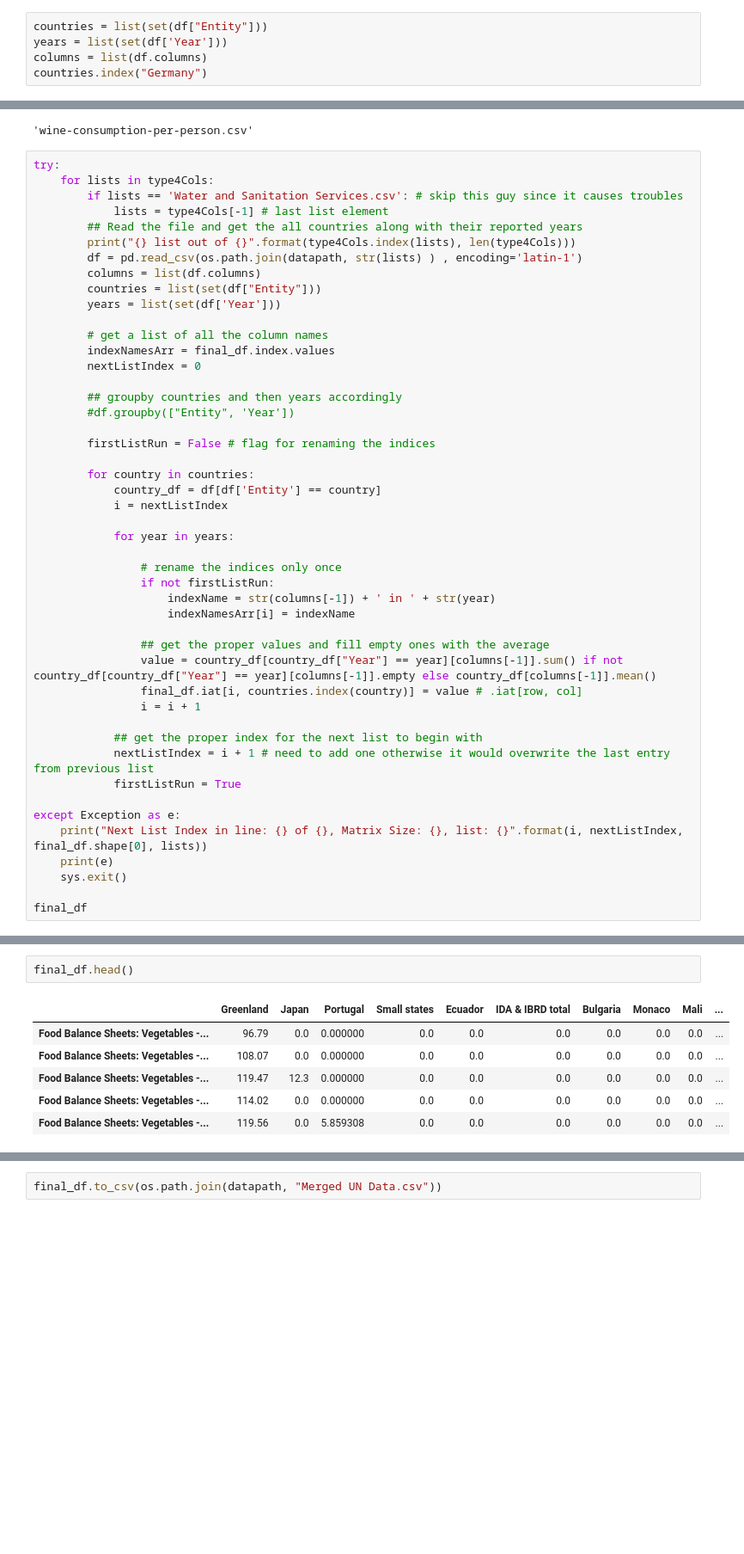
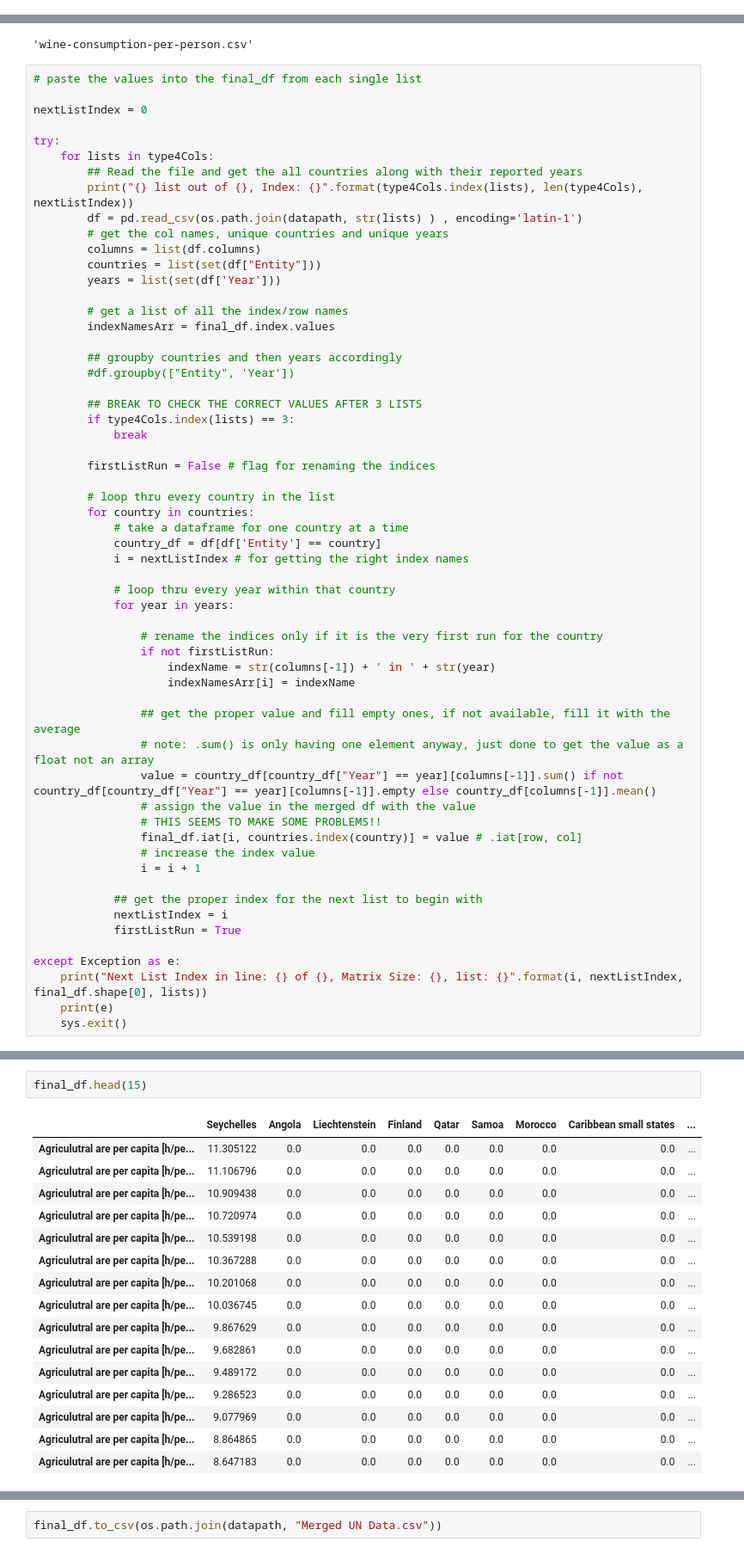
Before and after one commit to lenlehm/Opportunity-Insights, a Jupyter notebook: Create_Dataset.ipynb, the cells around one changed output, grey strips where cells are left out. Shown at 86% size. Drawn from its saved outputs; the diff is of its cells as text; blank space fills up the shorter version.

```diff
--- a/Create_Dataset.ipynb
+++ b/Create_Dataset.ipynb
@@ -76,8 +77,3 @@ df.head(10)
 | 7 | Afghanistan | AFG | 1968 | 0.0 |
 | 8 | Afghanistan | AFG | 1969 | 0.0 |
 | 9 | Afghanistan | AFG | 1970 | 0.0 |
-# %%
-countries = list(set(df["Entity"]))
-years = list(set(df['Year']))
-columns = list(df.columns)
-countries.index("Germany")
@@ -103,50 +99,61 @@ type4Cols[-1]
 # %% [output]
 'wine-consumption-per-person.csv'
 # %%
+# paste the values into the final_df from each single list
+
+nextListIndex = 0
+
 try:
     for lists in type4Cols:
-        if lists == 'Water and Sanitation Services.csv': # skip this guy since it causes troubles
-            lists = type4Cols[-1] # last list element
         ## Read the file and get the all countries along with their reported years
-        print("{} list out of {}".format(type4Cols.index(lists), len(type4Cols)))
+        print("{} list out of {}, Index: {}".format(type4Cols.index(lists), len(type4Cols), nextListIndex))
         df = pd.read_csv(os.path.join(datapath, str(lists) ) , encoding='latin-1')
+        # get the col names, unique countries and unique years
         columns = list(df.columns)
         countries = list(set(df["Entity"]))
         years = list(set(df['Year']))
 
-        # get a list of all the column names
+        # get a list of all the index/row names
         indexNamesArr = final_df.index.values
-        nextListIndex = 0
 
         ## groupby countries and then years accordingly
         #df.groupby(["Entity", 'Year'])
 
+        ## BREAK TO CHECK THE CORRECT VALUES AFTER 3 LISTS
+        if type4Cols.index(lists) == 3:
+            break
+
         firstListRun = False # flag for renaming the indices
 
+        # loop thru every country in the list
         for country in countries:
+            # take a dataframe for one country at a time
             country_df = df[df['Entity'] == country]
-            i = nextListIndex
+            i = nextListIndex # for getting the right index names
 
+            # loop thru every year within that country
             for year in years:
 
-                # rename the indices only once
+                # rename the indices only if it is the very first run for the country
                 if not firstListRun:
                     indexName = str(columns[-1]) + ' in ' + str(year)
                     indexNamesArr[i] = indexName
 
-                ## get the proper values and fill empty ones with the average
+                ## get the proper value and fill empty ones, if not available, fill it with the average
+                # note: .sum() is only having one element anyway, just done to get the value as a float not an array
                 value = country_df[country_df["Year"] == year][columns[-1]].sum() if not country_df[country_df["Year"] == year][columns[-1]].empty else country_df[columns[-1]].mean()
+                # assign the value in the merged df with the value
+                # THIS SEEMS TO MAKE SOME PROBLEMS!!
                 final_df.iat[i, countries.index(country)] = value # .iat[row, col]
+                # increase the index value
                 i = i + 1
 
             ## get the proper index for the next list to begin with
-            nextListIndex = i + 1 # need to add one otherwise it would overwrite the last entry from previous list
+            nextListIndex = i
             firstListRun = True
 
 except Exception as e:
     print("Next List Index in line: {} of {}, Matrix Size: {}, list: {}".format(i, nextListIndex, final_df.shape[0], lists))
     print(e)
     sys.exit()
-
-final_df
 # %% [output]
@@ -170,9 +161,19 @@ final_df
 # %%
-final_df.head()
+final_df.head(15)
 # %% [output]
-|  | Greenland | Japan | Portugal | Small states | Ecuador | IDA & IBRD total | Bulgaria | Monaco | Mali | ... |
-| Food Balance Sheets: Vegetables -... | 96.79 | 0.0 | 0.000000 | 0.0 | 0.0 | 0.0 | 0.0 | 0.0 | 0.0 | ... |
-| Food Balance Sheets: Vegetables -... | 108.07 | 0.0 | 0.000000 | 0.0 | 0.0 | 0.0 | 0.0 | 0.0 | 0.0 | ... |
-| Food Balance Sheets: Vegetables -... | 119.47 | 12.3 | 0.000000 | 0.0 | 0.0 | 0.0 | 0.0 | 0.0 | 0.0 | ... |
-| Food Balance Sheets: Vegetables -... | 114.02 | 0.0 | 0.000000 | 0.0 | 0.0 | 0.0 | 0.0 | 0.0 | 0.0 | ... |
-| Food Balance Sheets: Vegetables -... | 119.56 | 0.0 | 5.859308 | 0.0 | 0.0 | 0.0 | 0.0 | 0.0 | 0.0 | ... |
+|  | Seychelles | Angola | Liechtenstein | Finland | Qatar | Samoa | Morocco | Caribbean small states | ... |
+| Agriculutral are per capita [h/pe... | 11.305122 | 0.0 | 0.0 | 0.0 | 0.0 | 0.0 | 0.0 | 0.0 | ... |
+| Agriculutral are per capita [h/pe... | 11.106796 | 0.0 | 0.0 | 0.0 | 0.0 | 0.0 | 0.0 | 0.0 | ... |
+| Agriculutral are per capita [h/pe... | 10.909438 | 0.0 | 0.0 | 0.0 | 0.0 | 0.0 | 0.0 | 0.0 | ... |
+| Agriculutral are per capita [h/pe... | 10.720974 | 0.0 | 0.0 | 0.0 | 0.0 | 0.0 | 0.0 | 0.0 | ... |
+| Agriculutral are per capita [h/pe... | 10.539198 | 0.0 | 0.0 | 0.0 | 0.0 | 0.0 | 0.0 | 0.0 | ... |
+| Agriculutral are per capita [h/pe... | 10.367288 | 0.0 | 0.0 | 0.0 | 0.0 | 0.0 | 0.0 | 0.0 | ... |
+| Agriculutral are per capita [h/pe... | 10.201068 | 0.0 | 0.0 | 0.0 | 0.0 | 0.0 | 0.0 | 0.0 | ... |
+| Agriculutral are per capita [h/pe... | 10.036745 | 0.0 | 0.0 | 0.0 | 0.0 | 0.0 | 0.0 | 0.0 | ... |
+| Agriculutral are per capita [h/pe... | 9.867629 | 0.0 | 0.0 | 0.0 | 0.0 | 0.0 | 0.0 | 0.0 | ... |
+| Agriculutral are per capita [h/pe... | 9.682861 | 0.0 | 0.0 | 0.0 | 0.0 | 0.0 | 0.0 | 0.0 | ... |
+| Agriculutral are per capita [h/pe... | 9.489172 | 0.0 | 0.0 | 0.0 | 0.0 | 0.0 | 0.0 | 0.0 | ... |
+| Agriculutral are per capita [h/pe... | 9.286523 | 0.0 | 0.0 | 0.0 | 0.0 | 0.0 | 0.0 | 0.0 | ... |
+| Agriculutral are per capita [h/pe... | 9.077969 | 0.0 | 0.0 | 0.0 | 0.0 | 0.0 | 0.0 | 0.0 | ... |
+| Agriculutral are per capita [h/pe... | 8.864865 | 0.0 | 0.0 | 0.0 | 0.0 | 0.0 | 0.0 | 0.0 | ... |
+| Agriculutral are per capita [h/pe... | 8.647183 | 0.0 | 0.0 | 0.0 | 0.0 | 0.0 | 0.0 | 0.0 | ... |
```
Also changed, not shown: parts of 7 cells of this notebook, 1 other file.
